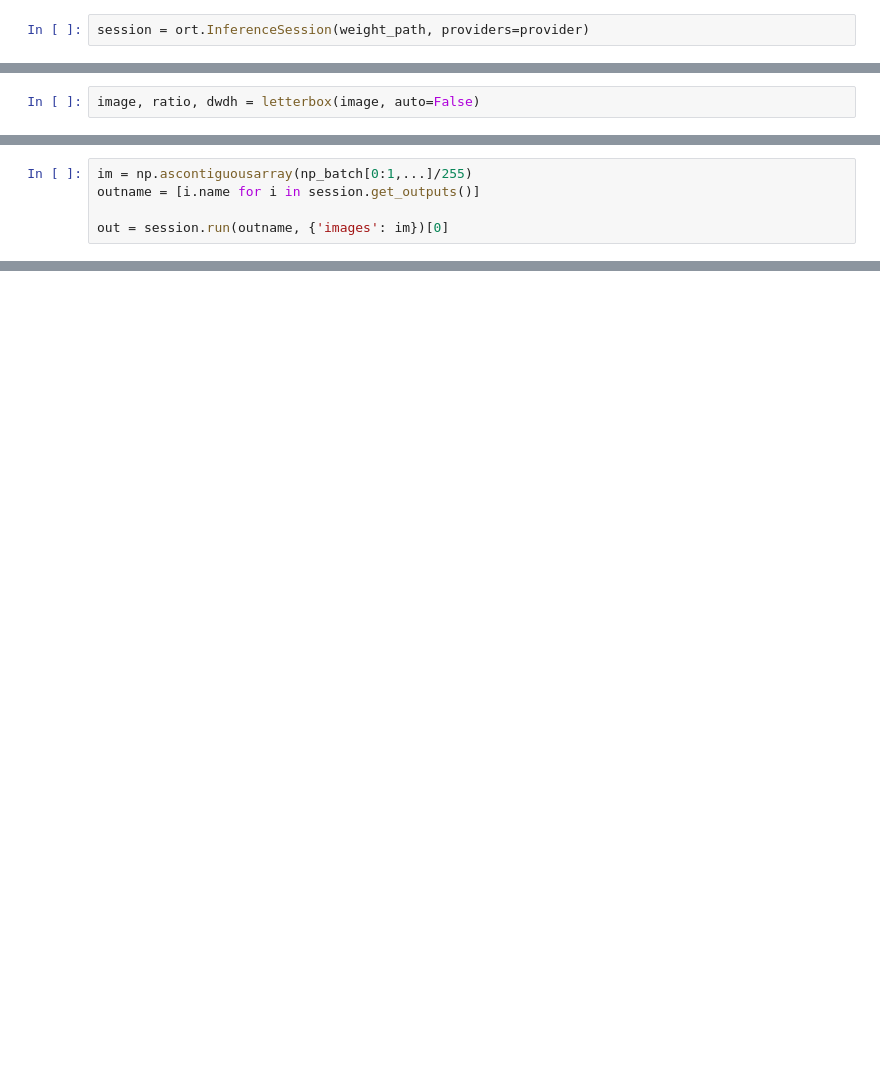
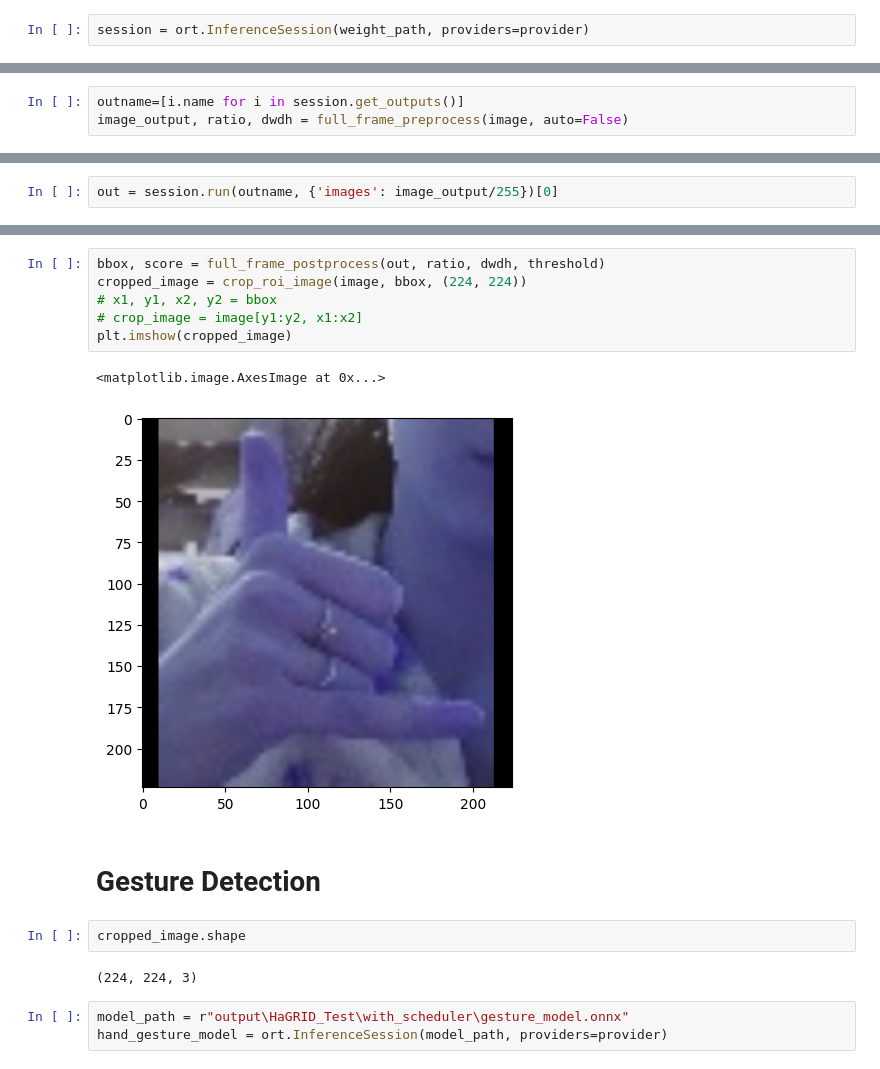
Before and after one commit to winson0404/gesture-classification, a Jupyter notebook: hand_detection.ipynb, the cells around one changed output, grey strips where cells are left out. Saved outputs shown, nothing was run; the diff lists cells and outputs as text; blank space fills up the shorter version.

Commit message:
completed real time inference

```diff
--- a/hand_detection.ipynb
+++ b/hand_detection.ipynb
@@ -62,2 +54,3 @@ np_batch = np.concatenate([data[0] for data in resize_data])
 # %%
-image, ratio, dwdh = letterbox(image, auto=False)
+outname=[i.name for i in session.get_outputs()]
+image_output, ratio, dwdh = full_frame_preprocess(image, auto=False)
@@ -68,5 +56,0 @@ np.expand_dims(image, 0).shape
-# %%
-im = np.ascontiguousarray(np_batch[0:1,...]/255)
-outname = [i.name for i in session.get_outputs()]
-
-out = session.run(outname, {'images': im})[0]
@@ -97,0 +61,2 @@ plt.imshow(origin_RGB[0])
+# %%
+out = session.run(outname, {'images': image_output/255})[0]
@@ -97,0 +67,18 @@ plt.imshow(origin_RGB[0])
+# %%
+bbox, score = full_frame_postprocess(out, ratio, dwdh, threshold)
+cropped_image = crop_roi_image(image, bbox, (224, 224))
+# x1, y1, x2, y2 = bbox
+# crop_image = image[y1:y2, x1:x2]
+plt.imshow(cropped_image)
+# %% [output]
+<matplotlib.image.AxesImage at 0x...>
+[figure, added]
+# %% [markdown]
+# Gesture Detection
+# %%
+cropped_image.shape
+# %% [output]
+(224, 224, 3)
+# %%
+model_path = r"output\HaGRID_Test\with_scheduler\gesture_model.onnx"
+hand_gesture_model = ort.InferenceSession(model_path, providers=provider)
```
Also changed, not shown: parts of 9 cells of this notebook, 7 other files.
